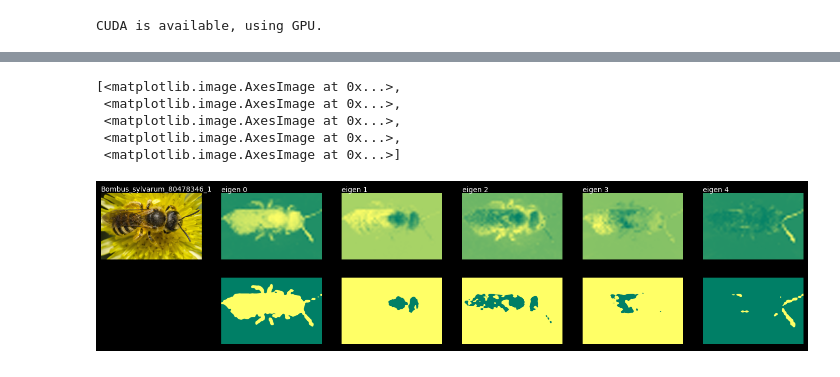
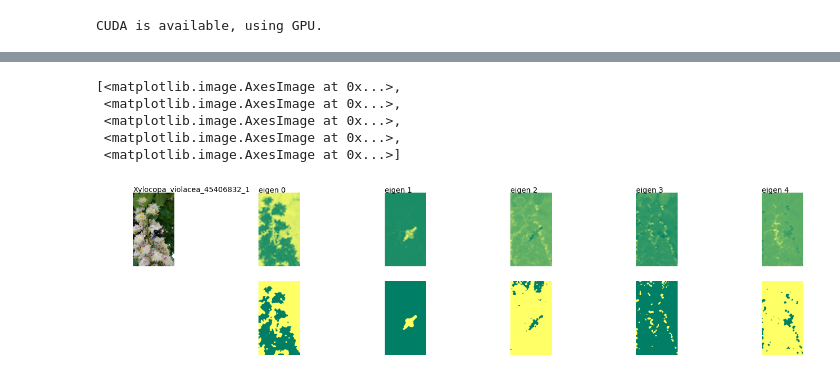
Before and after one commit to lwfld/reProj, a Jupyter notebook: deepspec.ipynb, the cells around one changed output, grey strips where cells are left out. Drawn from its saved outputs; the diff is of its cells as text; code cells hidden in the pictures.

```diff
--- a/deepspec.ipynb
+++ b/deepspec.ipynb
@@ -292,15 +272,23 @@ KeyboardInterrupt:
 # %%
+chosen_id = 324
+input_image = get_img_by_id(chosen_id)
+preds = segment(input_image)
+img_names = get_imgNames()
+
+# for i in range(len(preds)):
+#     preds[i] = toBinary(preds[i], 0.5)
+
 _, ax = plt.subplots(2, len(preds) + 1, figsize=(3 * (len(preds) + 1), 4))
 [a.axis("off") for a in ax.flatten()]
 ax[0][0].imshow(input_image)
-ax[0][0].text(0, -15, img_names[300])
+ax[0][0].text(0, -15, img_names[chosen_id - 1])
 [ax[0][i + 1].text(0, -10, "eigen " + str(i)) for i in range(len(preds))]
 [ax[0][i + 1].imshow(preds[i], cmap="summer") for i in range(len(preds))]
 [ax[1][i + 1].imshow(toBinary(preds[i], 0.33), cmap="summer") for i in range(len(preds))]
 # %% [output]
 [<matplotlib.image.AxesImage at 0x...>,
  <matplotlib.image.AxesImage at 0x...>,
  <matplotlib.image.AxesImage at 0x...>,
  <matplotlib.image.AxesImage at 0x...>,
  <matplotlib.image.AxesImage at 0x...>]
-[figure, old version]
+[figure, new version]
```
Also changed, not shown: parts of 6 cells of this notebook, 10 other files.
